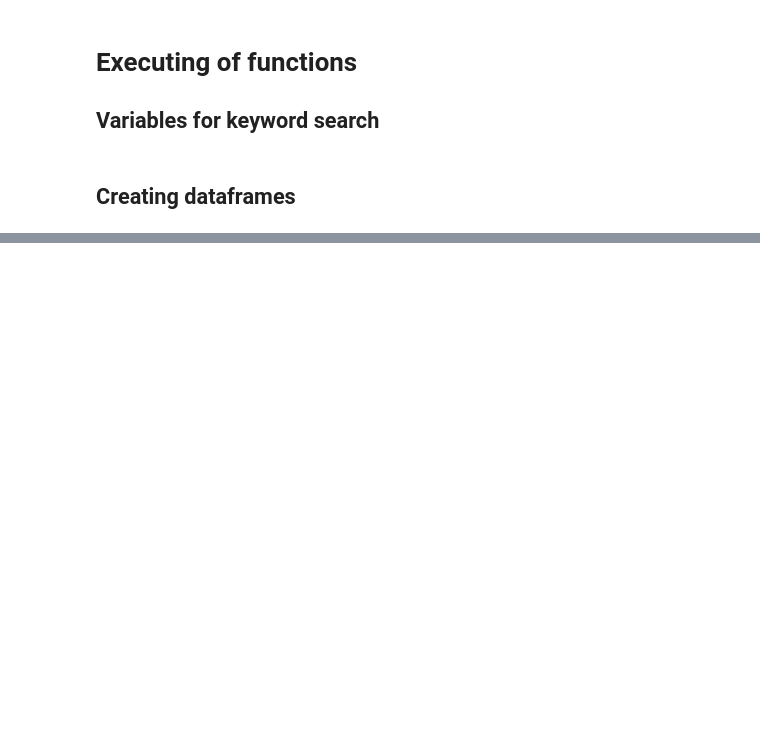
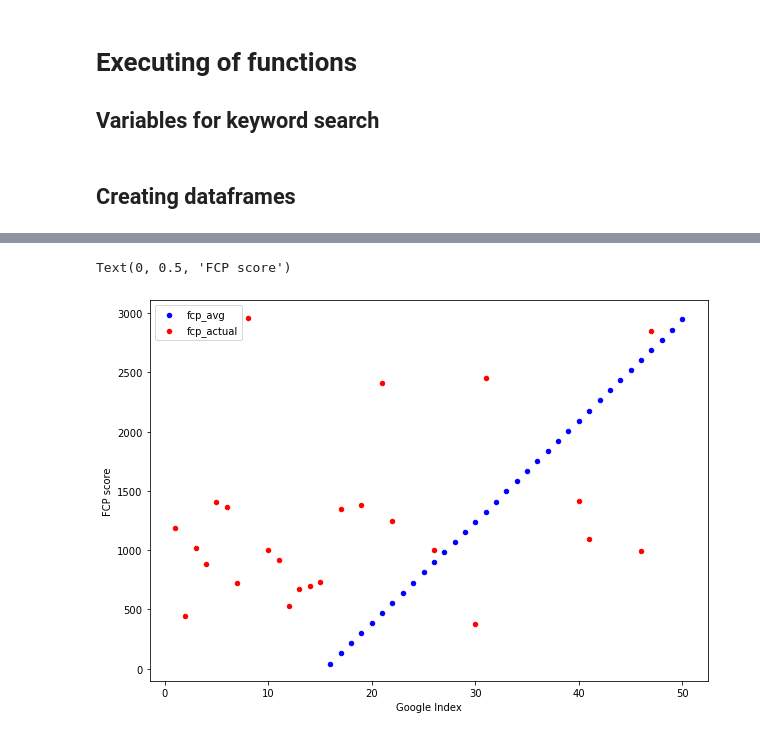
Before and after one commit to D-R-U-N-K-Data/SEO-De-Nieuwe-Zaak, a Jupyter notebook: combining_notebook_dataframe.ipynb, the cells around one changed output, grey strips where cells are left out. Saved outputs shown, nothing was run; the diff lists cells and outputs as text; code cells hidden in the pictures; blank space fills up the shorter version.

```diff
--- a/combining_notebook_dataframe.ipynb
+++ b/combining_notebook_dataframe.ipynb
@@ -159,0 +169,6 @@ main_dataframe.head(99)
+# %%
+# Temporarily use filled dataframe
+main_dataframe = pd.read_csv("calls\dataframe-5017509d55da23026c0ad22e8097cd391d3f99905027ce7c802f4cc97f32552e.csv")
+
+# Generate linear regression model with FCP
+model = ols("Number ~ FCP", data=main_dataframe.reset_index()).fit()
@@ -159,0 +205,30 @@ main_dataframe.head(99)
+# %%
+# Create new prediction dataframe
+prediction_dataframe = pd.DataFrame(list(index_fcp_dict.keys()),columns = ['index'])
+
+# Make some lists and gather results from the dictionary
+fcp_low = []
+fcp_high = []
+fcp_avg = [] # An average column between low and high seems nice to have
+fcp_actual = [] # The actual FCP score for this index number from the real dataframe
+for value in index_fcp_dict.values():
+    fcp_low.append(value[0])
+    fcp_high.append(value[1])
+
+    if value[0] and value[1] is not None:
+        fcp_avg.append((value[0] + value[1]) / 2)
+    elif value[0] is not None and value[1] is None:
+        fcp_avg.append(value[0])
+    elif value[0] is None and value[1] is not None:
+        fcp_avg.append(value[1])
+    else:
+        fcp_avg.append(None)
+
+    df_to_list = main_dataframe['FCP'].to_list()
+    for i in df_to_list:
+        if len(fcp_actual) < 50: # Add check for 50 maximum because of hardcoded top 50
+            fcp_actual.append(i)
+
+# Add lists to dataframe
+prediction_dataframe['fcp_low'], prediction_dataframe['fcp_high'], prediction_dataframe['fcp_avg'], prediction_dataframe['fcp_actual'] = [fcp_low, fcp_high, fcp_avg, fcp_actual]
+prediction_dataframe.tail()
@@ -159,0 +242,9 @@ main_dataframe.head(99)
+# %%
+plt.rcParams["figure.figsize"] = [10, 7]
+ax = prediction_dataframe.plot(kind="scatter", x="index", y="fcp_avg", color="b", label="fcp_avg")
+prediction_dataframe.plot(kind="scatter", x="index", y="fcp_actual", color="r", label="fcp_actual", ax=ax)
+ax.set_xlabel("Google Index")
+ax.set_ylabel("FCP score")
+# %% [output]
+Text(0, 0.5, 'FCP score')
+[figure, added]
```
Also changed, not shown: parts of 10 cells of this notebook, 2 other files.
